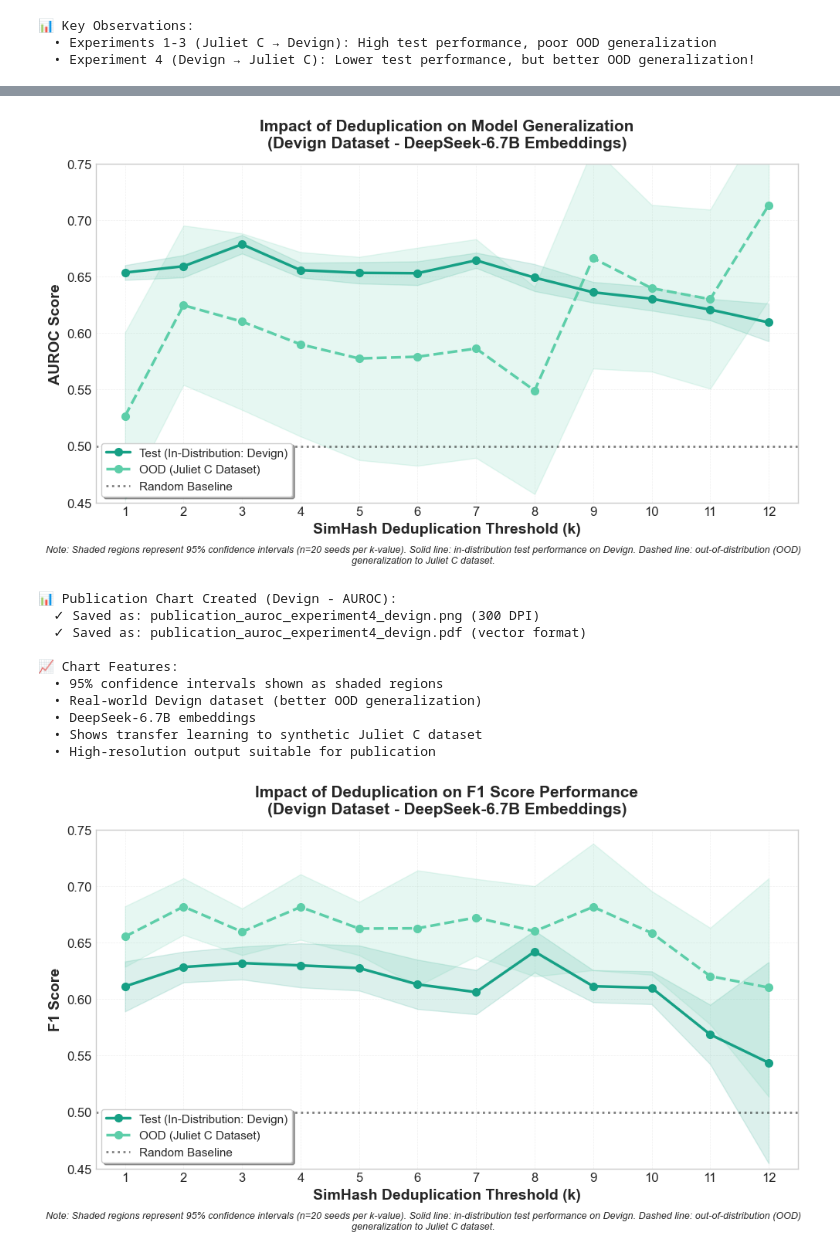
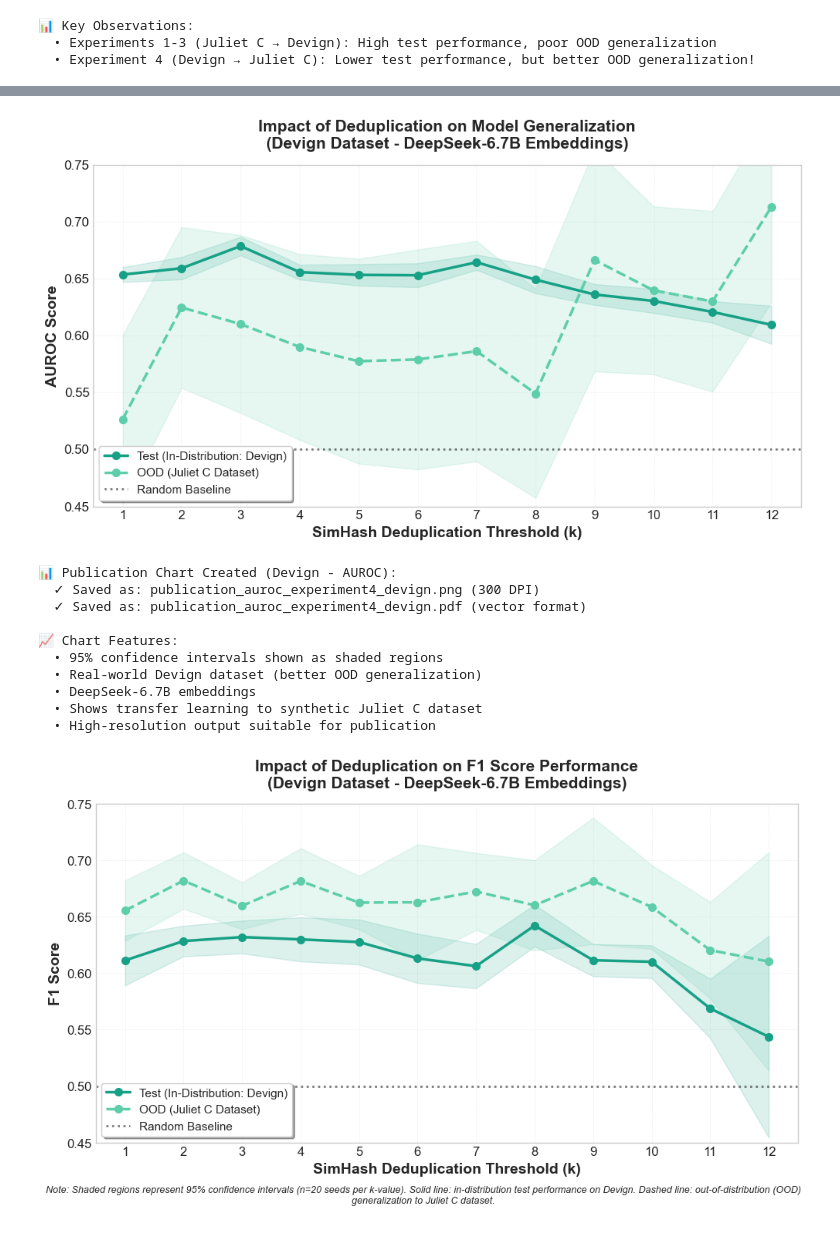
Before and after one commit to Andrew-Gautier/Romeo, a Jupyter notebook: deduplication experiments analysis.ipynb, the cells around one changed output, grey strips where cells are left out. Cells and saved outputs as stored; diff of their text form; code cells hidden in the pictures.

```diff
--- a/deduplication experiments analysis.ipynb
+++ b/deduplication experiments analysis.ipynb
@@ -574,39 +566,35 @@ ax.set_title('Impact of Deduplication on Model Generalization\n(Devign Dataset -
 # Set x-axis ticks
 ax.set_xticks(exp4_df['k'])
 ax.set_xlim(0.5, 12.5)
 ax.set_ylim(0.45, 0.75)
 
 # Grid for readability
 ax.grid(True, alpha=0.3, linestyle='--', linewidth=0.5, zorder=0)
 
 # Legend
 ax.legend(loc='lower left', fontsize=11, frameon=True, fancybox=True, shadow=True)
 
 # Adjust tick label sizes
 ax.tick_params(axis='both', which='major', labelsize=12)
 
-# Add note about confidence intervals
-fig.text(0.5, 0.02,
-         'Note: Shaded regions represent 95% confidence intervals (n=20 seeds per k-value). '
-         'Solid line: in-distribution test performance on Devign. Dashed line: out-of-distribution (OOD) generalization to Juliet C dataset.',
-         ha='center', fontsize=9, style='italic', wrap=True)
+
 
 plt.tight_layout(rect=[0, 0.05, 1, 1])
 plt.savefig('publication_auroc_experiment4_devign.png', dpi=300, bbox_inches='tight')
 plt.savefig('publication_auroc_experiment4_devign.pdf', dpi=300, bbox_inches='tight')
 plt.show()
 
 print("\n📊 Publication Chart Created (Devign - AUROC):")
 print("  ✓ Saved as: publication_auroc_experiment4_devign.png (300 DPI)")
 print("  ✓ Saved as: publication_auroc_experiment4_devign.pdf (vector format)")
 print("\n📈 Chart Features:")
 print("  • 95% confidence intervals shown as shaded regions")
 print("  • Real-world Devign dataset (better OOD generalization)")
 print("  • DeepSeek-6.7B embeddings")
 print("  • Shows transfer learning to synthetic Juliet C dataset")
 print("  • High-resolution output suitable for publication")
 # %% [output]
-[figure, old version]
+[figure, new version]
 📊 Publication Chart Created (Devign - AUROC):
   ✓ Saved as: publication_auroc_experiment4_devign.png (300 DPI)
   ✓ Saved as: publication_auroc_experiment4_devign.pdf (vector format)
```
Also changed, not shown: parts of 3 cells of this notebook, 50 other files.
